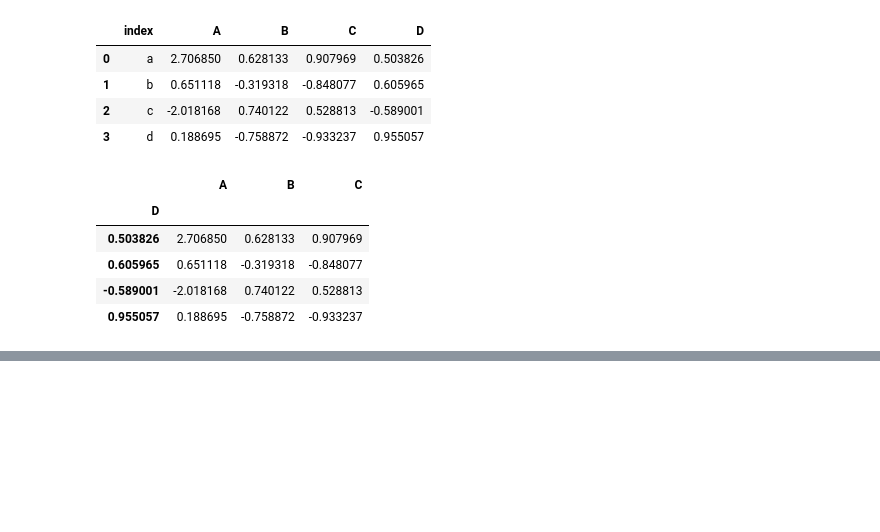
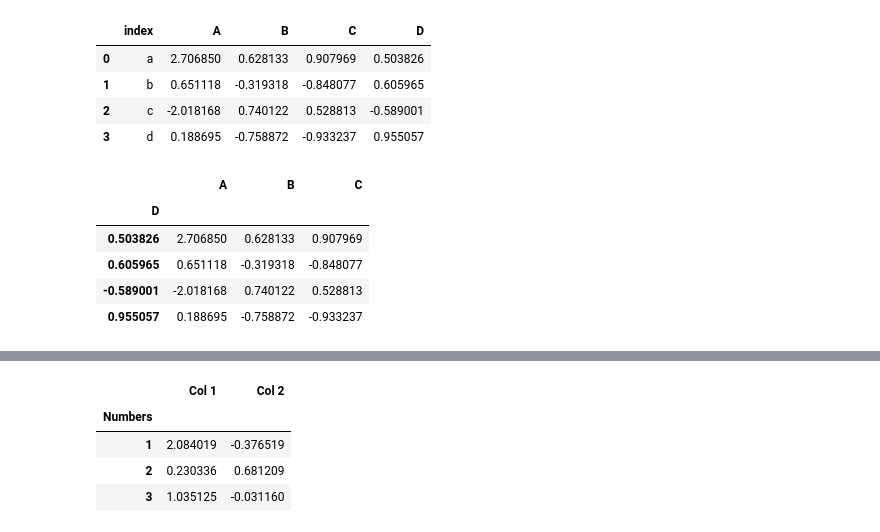
Before and after one commit to EgorFollia/Python_for_DataScience_and_MachineLearning, a Jupyter notebook: Pandas_DataAnalysis/Pandas_DataFrames.ipynb, the cells around one changed output, grey strips where cells are left out. Saved outputs shown, nothing was run; the diff lists cells and outputs as text; code cells hidden in the pictures; blank space fills up the shorter version.

```diff
--- a/Pandas_DataAnalysis/Pandas_DataFrames.ipynb
+++ b/Pandas_DataAnalysis/Pandas_DataFrames.ipynb
@@ -224,0 +262,2 @@ df.set_index('D')
+# %%
+df.index.names = ['Groups', 'Numbers']
@@ -224,0 +279,8 @@ df.set_index('D')
+# %%
+df.xs('A', level = 'Groups')
+# %% [output]
+|  | Col 1 | Col 2 |
+| Numbers |  |  |
+| 1 | 2.084019 | -0.376519 |
+| 2 | 0.230336 | 0.681209 |
+| 3 | 1.035125 | -0.031160 |
```
Also changed, not shown: parts of 11 cells of this notebook, 1 other file.
